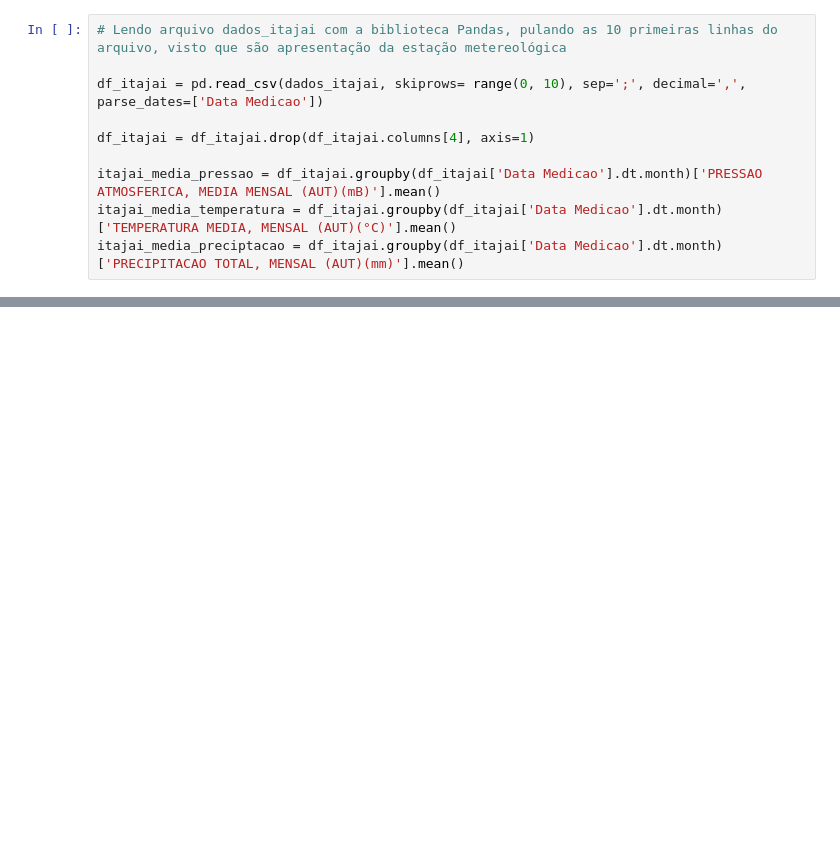
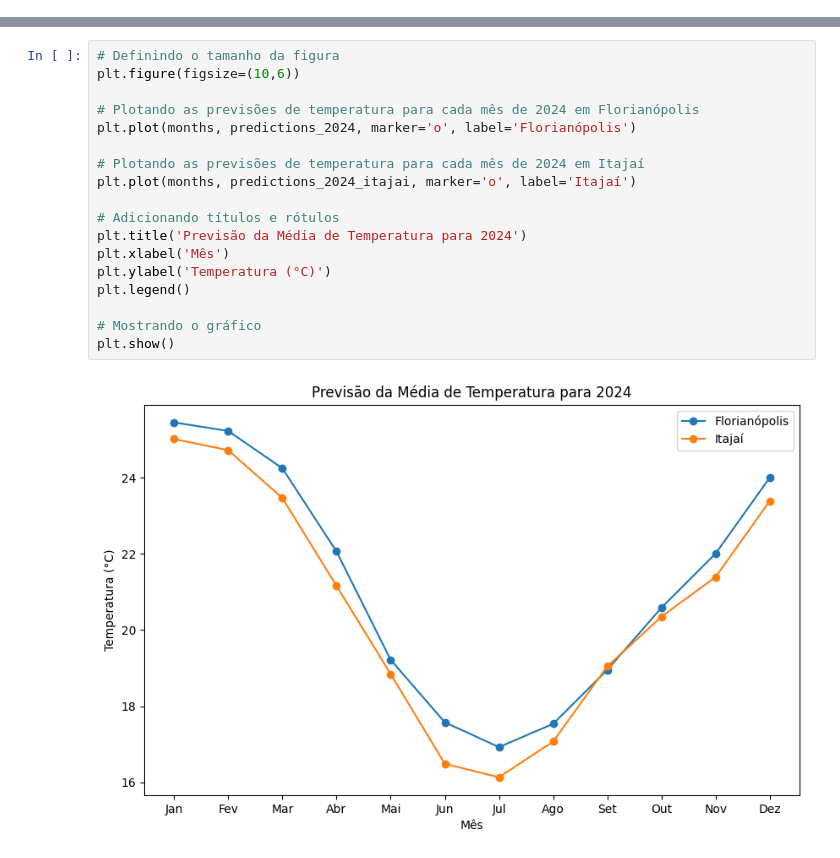
Before and after one commit to anderw1ll/Dados---BDMEP, a Jupyter notebook: Dados_BDMEP.ipynb, the cells around one changed output, grey strips where cells are left out. Saved outputs shown, nothing was run; the diff lists cells and outputs as text; blank space fills up the shorter version.

```diff
--- a/Dados_BDMEP.ipynb
+++ b/Dados_BDMEP.ipynb
@@ -327,10 +82,0 @@ chart
-# %%
-# Lendo arquivo dados_itajai com a biblioteca Pandas, pulando as 10 primeiras linhas do arquivo, visto que são apresentação da estação metereológica
-
-df_itajai = pd.read_csv(dados_itajai, skiprows= range(0, 10), sep=';', decimal=',', parse_dates=['Data Medicao'])
-
-df_itajai = df_itajai.drop(df_itajai.columns[4], axis=1)
-
-itajai_media_pressao = df_itajai.groupby(df_itajai['Data Medicao'].dt.month)['PRESSAO ATMOSFERICA, MEDIA MENSAL (AUT)(mB)'].mean()
-itajai_media_temperatura = df_itajai.groupby(df_itajai['Data Medicao'].dt.month)['TEMPERATURA MEDIA, MENSAL (AUT)(°C)'].mean()
-itajai_media_preciptacao = df_itajai.groupby(df_itajai['Data Medicao'].dt.month)['PRECIPITACAO TOTAL, MENSAL (AUT)(mm)'].mean()
@@ -513,0 +142,20 @@ plt.show()
+# %%
+# Definindo o tamanho da figura
+plt.figure(figsize=(10,6))
+
+# Plotando as previsões de temperatura para cada mês de 2024 em Florianópolis
+plt.plot(months, predictions_2024, marker='o', label='Florianópolis')
+
+# Plotando as previsões de temperatura para cada mês de 2024 em Itajaí
+plt.plot(months, predictions_2024_itajai, marker='o', label='Itajaí')
+
+# Adicionando títulos e rótulos
+plt.title('Previsão da Média de Temperatura para 2024')
+plt.xlabel('Mês')
+plt.ylabel('Temperatura (°C)')
+plt.legend()
+
+# Mostrando o gráfico
+plt.show()
+# %% [output]
+[figure, added]
```
Also changed, not shown: parts of 23 cells of this notebook.
